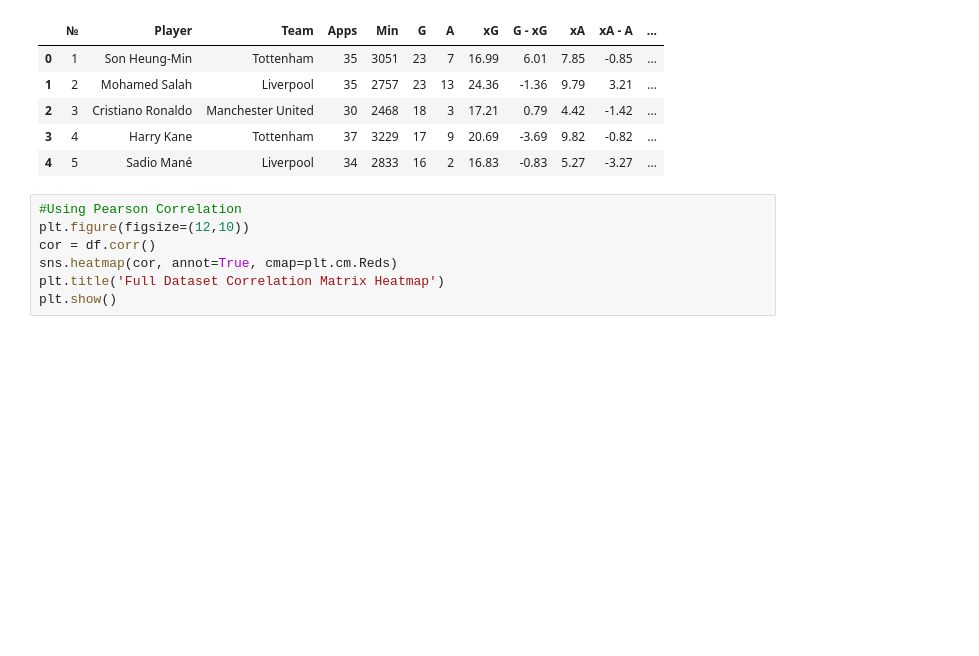
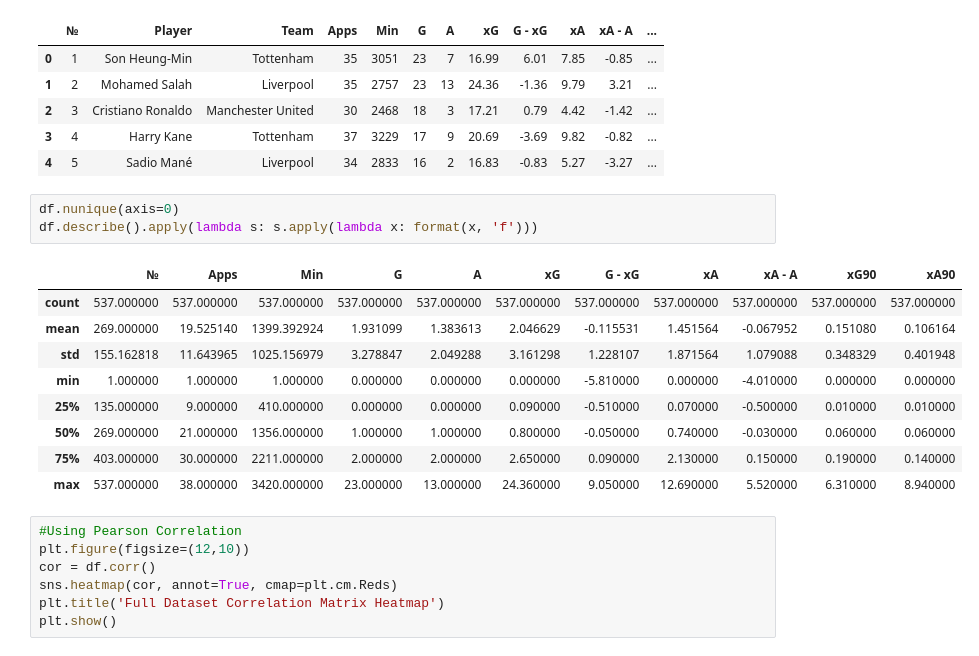
Before and after one commit to ubco-W2022T2-data301/group26, a Jupyter notebook: analysis/analysisIfaz.ipynb, the cells around one changed output. Saved outputs shown, nothing was run; the diff lists cells and outputs as text; blank space fills up the shorter version.

Commit message:
added lambda function

```diff
--- a/analysis/analysisIfaz.ipynb
+++ b/analysis/analysisIfaz.ipynb
@@ -42,6 +42,19 @@ df.head()
 | 2 | 3 | Cristiano Ronaldo | Manchester United | 30 | 2468 | 18 | 3 | 17.21 | 0.79 | 4.42 | -1.42 | ... |
 | 3 | 4 | Harry Kane | Tottenham | 37 | 3229 | 17 | 9 | 20.69 | -3.69 | 9.82 | -0.82 | ... |
 | 4 | 5 | Sadio Mané | Liverpool | 34 | 2833 | 16 | 2 | 16.83 | -0.83 | 5.27 | -3.27 | ... |
+# %%
+df.nunique(axis=0)
+df.describe().apply(lambda s: s.apply(lambda x: format(x, 'f')))
+# %% [output]
+|  | № | Apps | Min | G | A | xG | G - xG | xA | xA - A | xG90 | xA90 |
+| count | 537.000000 | 537.000000 | 537.000000 | 537.000000 | 537.000000 | 537.000000 | 537.000000 | 537.000000 | 537.000000 | 537.000000 | 537.000000 |
+| mean | 269.000000 | 19.525140 | 1399.392924 | 1.931099 | 1.383613 | 2.046629 | -0.115531 | 1.451564 | -0.067952 | 0.151080 | 0.106164 |
+| std | 155.162818 | 11.643965 | 1025.156979 | 3.278847 | 2.049288 | 3.161298 | 1.228107 | 1.871564 | 1.079088 | 0.348329 | 0.401948 |
+| min | 1.000000 | 1.000000 | 1.000000 | 0.000000 | 0.000000 | 0.000000 | -5.810000 | 0.000000 | -4.010000 | 0.000000 | 0.000000 |
+| 25% | 135.000000 | 9.000000 | 410.000000 | 0.000000 | 0.000000 | 0.090000 | -0.510000 | 0.070000 | -0.500000 | 0.010000 | 0.010000 |
+| 50% | 269.000000 | 21.000000 | 1356.000000 | 1.000000 | 1.000000 | 0.800000 | -0.050000 | 0.740000 | -0.030000 | 0.060000 | 0.060000 |
+| 75% | 403.000000 | 30.000000 | 2211.000000 | 2.000000 | 2.000000 | 2.650000 | 0.090000 | 2.130000 | 0.150000 | 0.190000 | 0.140000 |
+| max | 537.000000 | 38.000000 | 3420.000000 | 23.000000 | 13.000000 | 24.360000 | 9.050000 | 12.690000 | 5.520000 | 6.310000 | 8.940000 |
 # %%
 #Using Pearson Correlation
 plt.figure(figsize=(12,10))
```
